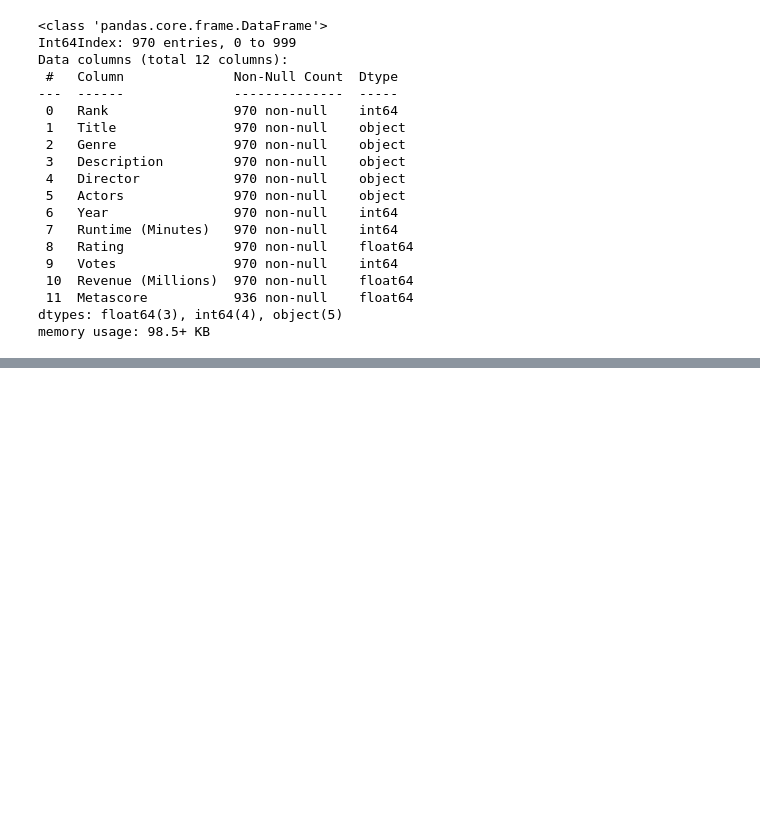
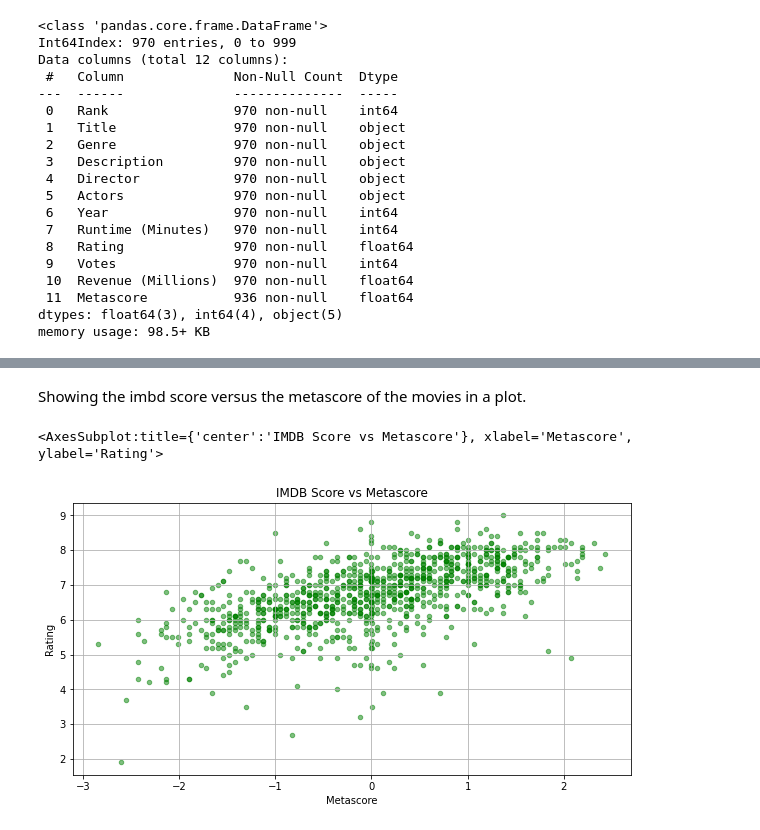
Before and after one commit to FarshidNooshi/Data-Mining, a Jupyter notebook: HW1/notebook.ipynb, the cells around one changed output, grey strips where cells are left out. Saved outputs shown, nothing was run; the diff lists cells and outputs as text; code cells hidden in the pictures; blank space fills up the shorter version.

```diff
--- a/HW1/notebook.ipynb
+++ b/HW1/notebook.ipynb
@@ -114,0 +118,5 @@ memory usage: 98.5+ KB
+# %%
+# Sort the dataframe by the 'Rating' column in descending order
+df.sort_values(by='Rating', ascending=False, inplace=True)
+
+df.head(10)
@@ -114,0 +139,5 @@ memory usage: 98.5+ KB
+# %%
+# Filling the new rank column with the sorted values
+df['Rank'] = df['Rating'].rank(ascending=False)
+
+df.head(10)
@@ -114,0 +158,4 @@ memory usage: 98.5+ KB
+# %%
+df['Metascore'].fillna(df['Metascore'].mean(), inplace=True)
+
+df.info()
@@ -114,0 +186,9 @@ memory usage: 98.5+ KB
+# %%
+print("Mean before normalization: ", df['Metascore'].mean())
+print("Standard deviation before normalization: ", df['Metascore'].std())
+
+scaler = StandardScaler()
+df['Metascore'] = scaler.fit_transform(df['Metascore'].values.reshape(-1, 1))
+
+print("Mean after normalization: ", df['Metascore'].mean())
+print("Standard deviation after normalization: ", df['Metascore'].std())
@@ -114,0 +226,7 @@ memory usage: 98.5+ KB
+# %% [markdown]
+Showing the imbd score versus the metascore of the movies in a plot.
+# %%
+df.plot(x='Metascore', y='Rating', kind='scatter', title='IMDB Score vs Metascore', figsize=(10, 5), color='green', alpha=0.5, grid=True)
+# %% [output]
+<AxesSubplot:title={'center':'IMDB Score vs Metascore'}, xlabel='Metascore', ylabel='Rating'>
+[figure, added]
```
Also changed, not shown: parts of 16 cells of this notebook.
